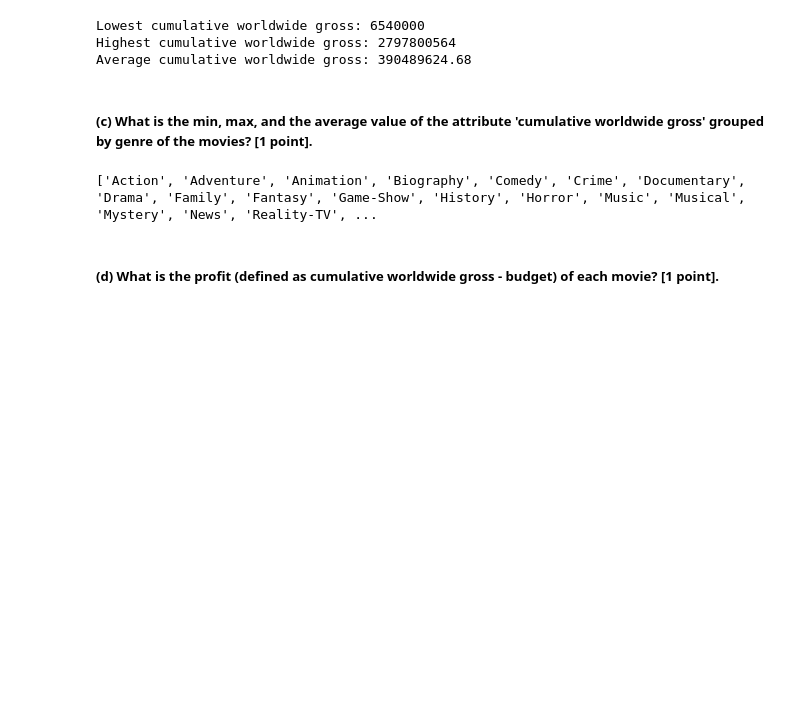
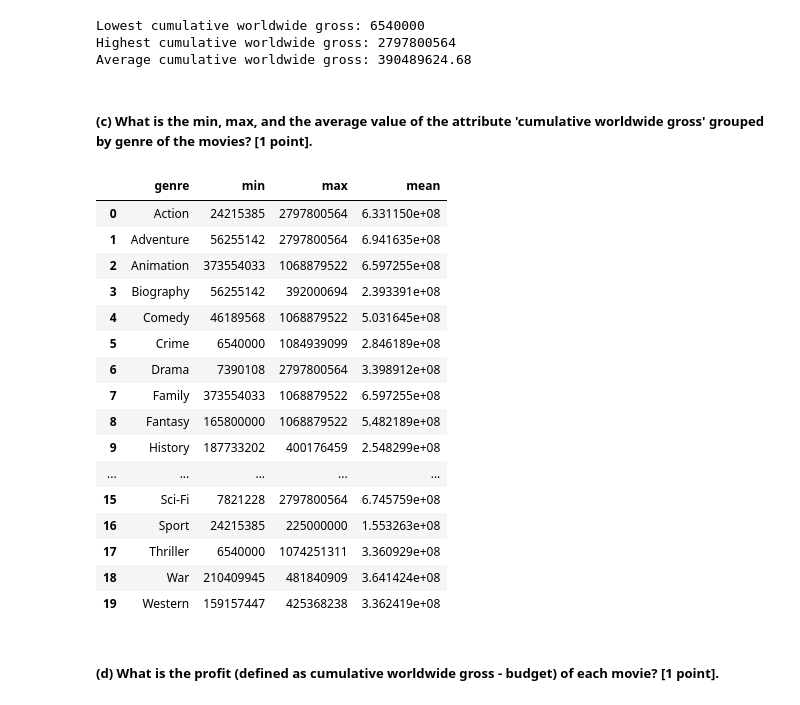
Before and after one commit to Sunkarr/ZHAW, a Jupyter notebook: Semester 2/Data Engineering 1/W5&W6/GradedLab01.ipynb, the cells around one changed output. Saved outputs shown, nothing was run; the diff lists cells and outputs as text; code cells hidden in the pictures; blank space fills up the shorter version.

```diff
--- a/Semester 2/Data Engineering 1/W5&W6/GradedLab01.ipynb
+++ b/Semester 2/Data Engineering 1/W5&W6/GradedLab01.ipynb
@@ -58,18 +59,46 @@ Average cumulative worldwide gross: 390489624.68
 # %%
 # Convert values of this column to lists
 imdb['genres'] = imdb['genres'].apply(eval)
-# %%
-# Get all unique genres
-genres = []
-for cell in imdb['genres']:
-    for element in cell:
-        genres.append(element)
-
-genres = list(set(genres))
-genres.sort()
-print(genres)
-# %% [output]
-['Action', 'Adventure', 'Animation', 'Biography', 'Comedy', 'Crime', 'Documentary', 'Drama', 'Family', 'Fantasy', 'Game-Show', 'History', 'Horror', 'Music', 'Musical', 'Mystery', 'News', 'Reality-TV', ...
+# %%
+# Dataframe with only movies
+df_movies = imdb[imdb['kind'] == 'movie']
+
+# Get all unique genres
+genres = []
+for cell in df_movies['genres']:
+    for element in cell:
+        genres.append(element)
+
+genres = list(set(genres))
+genres.sort()
+df_worldwide = pd.DataFrame(columns=['genre', 'min', 'max', 'mean'])
+
+for genre in genres:
+    minima = df_movies[df_movies['genres'].apply(lambda x: genre in x)]["cumulative worldwide gross"].min()
+    maxima = df_movies[df_movies['genres'].apply(lambda x: genre in x)]["cumulative worldwide gross"].max()
+    avg = df_movies[df_movies['genres'].apply(lambda x: genre in x)]["cumulative worldwide gross"].mean()
+    new_row = pd.DataFrame({'genre': [genre], 'min': [minima], 'max': [maxima], 'mean': [avg]})
+    df_worldwide = pd.concat([df_worldwide, new_row], ignore_index=True, axis=0)
+
+df_worldwide
+# %% [output]
+|  | genre | min | max | mean |
+| 0 | Action | 24215385 | 2797800564 | 6.331150e+08 |
+| 1 | Adventure | 56255142 | 2797800564 | 6.941635e+08 |
+| 2 | Animation | 373554033 | 1068879522 | 6.597255e+08 |
+| 3 | Biography | 56255142 | 392000694 | 2.393391e+08 |
+| 4 | Comedy | 46189568 | 1068879522 | 5.031645e+08 |
+| 5 | Crime | 6540000 | 1084939099 | 2.846189e+08 |
+| 6 | Drama | 7390108 | 2797800564 | 3.398912e+08 |
+| 7 | Family | 373554033 | 1068879522 | 6.597255e+08 |
+| 8 | Fantasy | 165800000 | 1068879522 | 5.482189e+08 |
+| 9 | History | 187733202 | 400176459 | 2.548299e+08 |
+| ... | ... | ... | ... | ... |
+| 15 | Sci-Fi | 7821228 | 2797800564 | 6.745759e+08 |
+| 16 | Sport | 24215385 | 225000000 | 1.553263e+08 |
+| 17 | Thriller | 6540000 | 1074251311 | 3.360929e+08 |
+| 18 | War | 210409945 | 481840909 | 3.641424e+08 |
+| 19 | Western | 159157447 | 425368238 | 3.362419e+08 |
 # %% [markdown]
 ##### __(d) What is the profit (defined as cumulative worldwide gross - budget) of each movie? [1 point].__
 # %%
```
Also changed, not shown: parts of 20 cells of this notebook, 4 other files.
